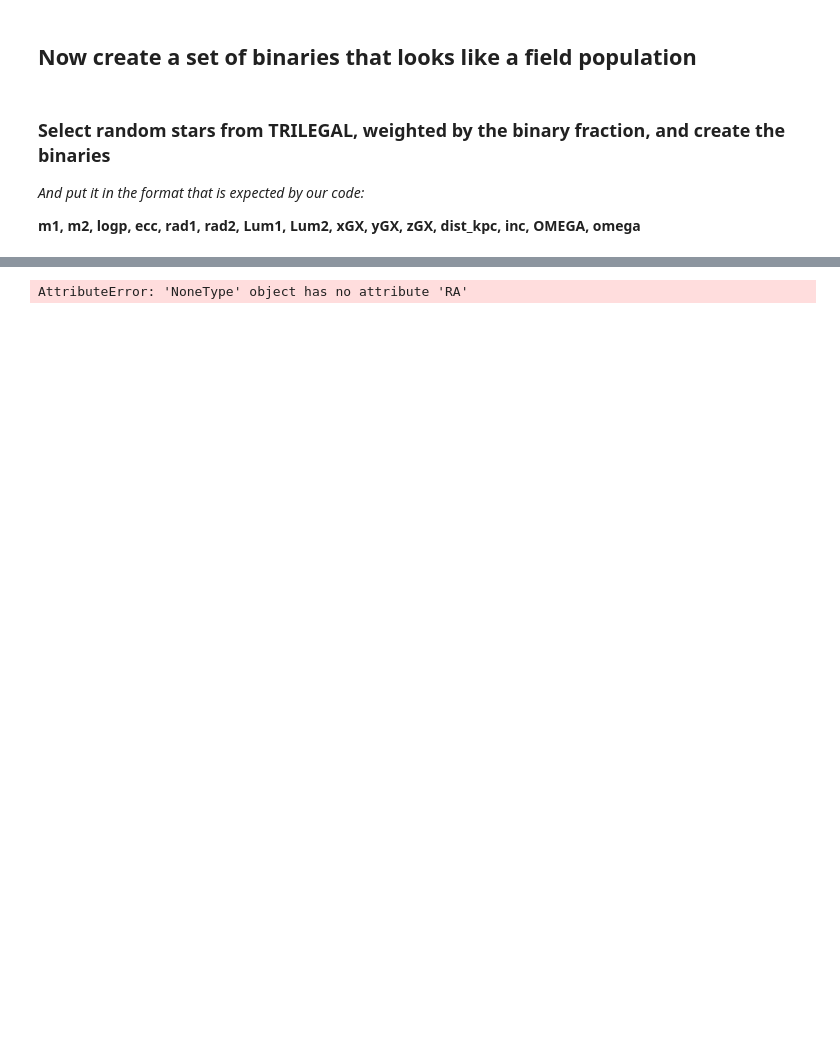
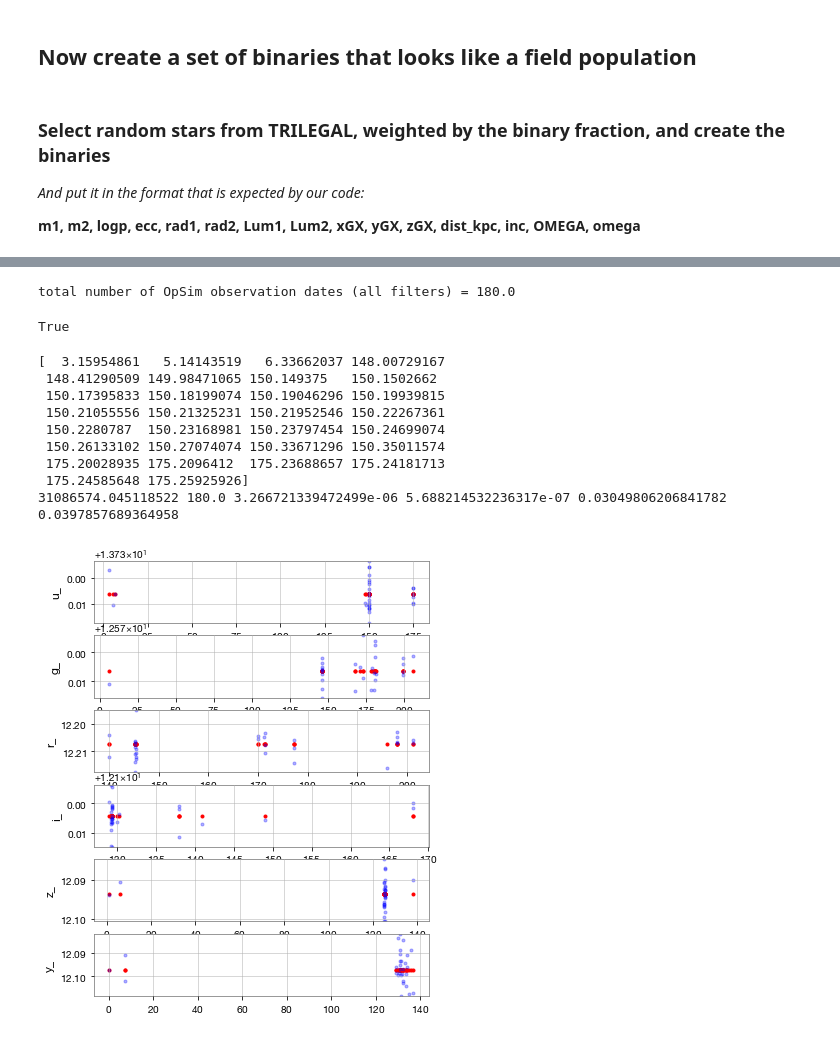
Before and after one commit to ageller/EB-LSST, a Jupyter notebook: testing/TRILEGAL/newBinsFromTRILEGAL.ipynb, the cells around one changed output, grey strips where cells are left out. Saved outputs shown, nothing was run; the diff lists cells and outputs as text; code cells hidden in the pictures; blank space fills up the shorter version.

```diff
--- a/testing/TRILEGAL/newBinsFromTRILEGAL.ipynb
+++ b/testing/TRILEGAL/newBinsFromTRILEGAL.ipynb
@@ -384,25 +390,37 @@ Text(0.5, 0, 'ecc')
+# %%
+i = 9
+line = output[i]
+#change the inclination
+line[12] = np.pi
+
+worker = LSSTEBWorker()
+worker.OpSim = OpS
+worker.filterFilesRoot = '/Users/ageller/WORK/LSST/onGitHub/EBLSST/input/filters/'
+worker.initialize()
+# %% [output]
+total number of OpSim observation dates (all filters) = 180.0
+True
 # %%
-i = 9
-line = output[i]
-#change the inclination
-line[12] = np.pi
-
-worker = LSSTEBWorker()
-worker.OpSim = OpS
-worker.filterFilesRoot = '/Users/ageller/WORK/LSST/onGitHub/EBLSST/input/filters/'
-worker.initialize()
-
-EB = worker.getEB(line, i)
+EB = worker.getEB(line)
 
 print(EB.period, EB.inclination, EB.R_1, EB.R_2, EB.sbratio, EB.q)
 
 fig,ax = plt.subplots(6,1, figsize=(6,8))
 for i,f in enumerate(worker.filters):
     EB.observe(f)
 
     ax[i].plot((EB.obsDates[f] % EB.period), EB.appMag[f],'.', color='red')
     ax[i].plot((EB.obsDates[f] % EB.period), EB.appMagObs[f],'.', alpha=0.3, color='blue')
     ax[i].set_ylim(max(EB.appMagObs[f]), min(EB.appMagObs[f]))
     ax[i].set_ylabel(f)
 # %% [output]
-AttributeError: 'NoneType' object has no attribute 'RA'
+[  3.15954861   5.14143519   6.33662037 148.00729167
+ 148.41290509 149.98471065 150.149375   150.1502662
+ 150.17395833 150.18199074 150.19046296 150.19939815
+ 150.21055556 150.21325231 150.21952546 150.22267361
+ 150.2280787  150.23168981 150.23797454 150.24699074
+ 150.26133102 150.27074074 150.33671296 150.35011574
+ 175.20028935 175.2096412  175.23688657 175.24181713
+ 175.24585648 175.25925926]
+31086574.045118522 180.0 3.266721339472499e-06 5.688214532236317e-07 0.03049806206841782 0.0397857689364958
+[figure, added]
```
Also changed, not shown: parts of 9 cells of this notebook.
